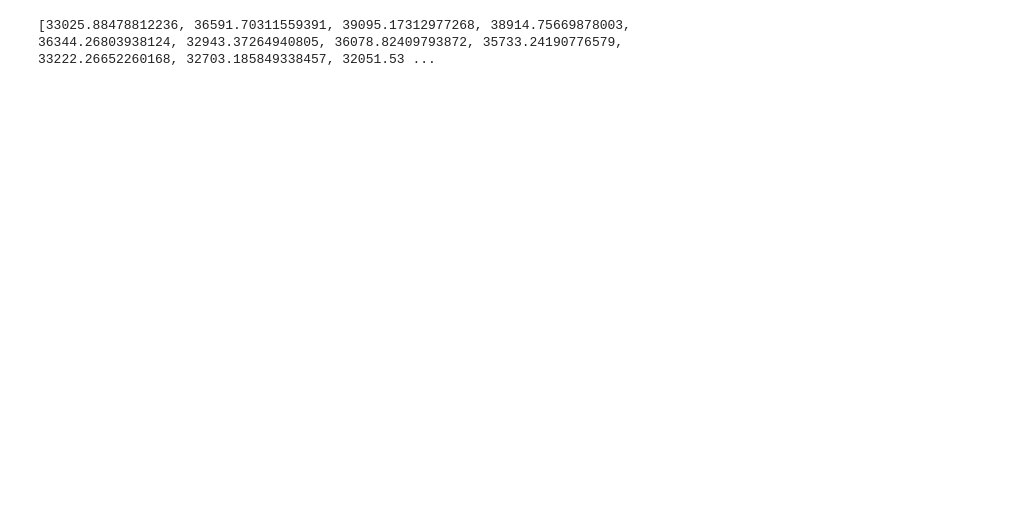
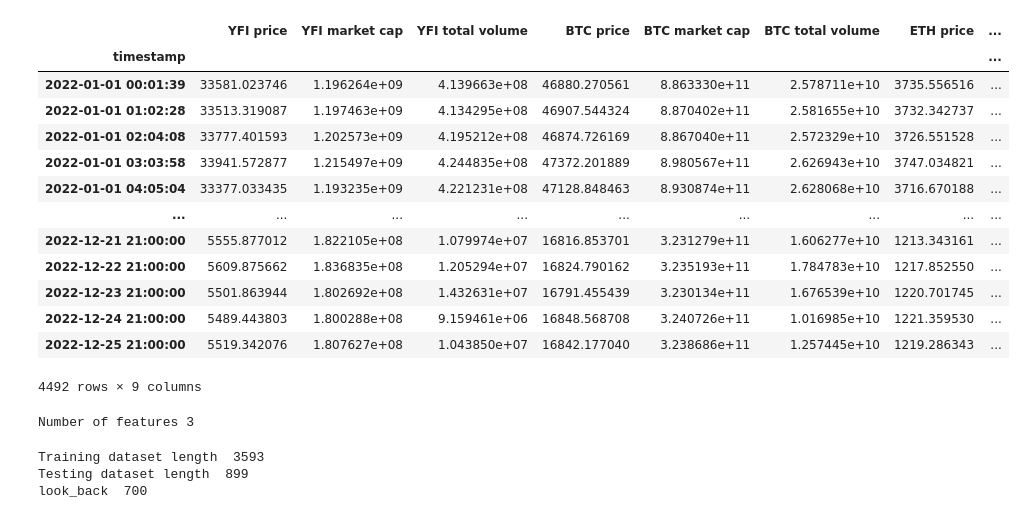
Before and after one commit to santi1234567/altcoin-LSTM-prediction, a Jupyter notebook: main.ipynb, the cells around one changed output. Cells and saved outputs as stored; diff of their text form; code cells hidden in the pictures; blank space fills up the shorter version.

```diff
--- a/main.ipynb
+++ b/main.ipynb
@@ -88,7 +21,29 @@ print(file.closed)
-# %%
-import pandas as pd
-
-data = pd.read_csv("./datasets/data.csv")
-data
-# %% [output]
-[33025.88478812236, 36591.70311559391, 39095.17312977268, 38914.75669878003, 36344.26803938124, 32943.37264940805, 36078.82409793872, 35733.24190776579, 33222.26652260168, 32703.185849338457, 32051.53 ...
+# %%
+data = pd.read_csv("./datasets/data.csv")
+data.drop(data.tail(1).index,inplace=True)
+data = data.set_index('timestamp')
+data
+# %% [output]
+|  | YFI price | YFI market cap | YFI total volume | BTC price | BTC market cap | BTC total volume | ETH price | ... |
+| timestamp |  |  |  |  |  |  |  | ... |
+| 2022-01-01 00:01:39 | 33581.023746 | 1.196264e+09 | 4.139663e+08 | 46880.270561 | 8.863330e+11 | 2.578711e+10 | 3735.556516 | ... |
+| 2022-01-01 01:02:28 | 33513.319087 | 1.197463e+09 | 4.134295e+08 | 46907.544324 | 8.870402e+11 | 2.581655e+10 | 3732.342737 | ... |
+| 2022-01-01 02:04:08 | 33777.401593 | 1.202573e+09 | 4.195212e+08 | 46874.726169 | 8.867040e+11 | 2.572329e+10 | 3726.551528 | ... |
+| 2022-01-01 03:03:58 | 33941.572877 | 1.215497e+09 | 4.244835e+08 | 47372.201889 | 8.980567e+11 | 2.626943e+10 | 3747.034821 | ... |
+| 2022-01-01 04:05:04 | 33377.033435 | 1.193235e+09 | 4.221231e+08 | 47128.848463 | 8.930874e+11 | 2.628068e+10 | 3716.670188 | ... |
+| ... | ... | ... | ... | ... | ... | ... | ... | ... |
+| 2022-12-21 21:00:00 | 5555.877012 | 1.822105e+08 | 1.079974e+07 | 16816.853701 | 3.231279e+11 | 1.606277e+10 | 1213.343161 | ... |
+| 2022-12-22 21:00:00 | 5609.875662 | 1.836835e+08 | 1.205294e+07 | 16824.790162 | 3.235193e+11 | 1.784783e+10 | 1217.852550 | ... |
+| 2022-12-23 21:00:00 | 5501.863944 | 1.802692e+08 | 1.432631e+07 | 16791.455439 | 3.230134e+11 | 1.676539e+10 | 1220.701745 | ... |
+| 2022-12-24 21:00:00 | 5489.443803 | 1.800288e+08 | 9.159461e+06 | 16848.568708 | 3.240726e+11 | 1.016985e+10 | 1221.359530 | ... |
+| 2022-12-25 21:00:00 | 5519.342076 | 1.807627e+08 | 1.043850e+07 | 16842.177040 | 3.238686e+11 | 1.257445e+10 | 1219.286343 | ... |
+4492 rows × 9 columns
+# %%
+scaler = MinMaxScaler(feature_range=(0, 1))
+features_not_used = [3,4,5,6,7,8]
+data2=np.delete(data.values,features_not_used,1)
+dataset = scaler.fit_transform(data2)
+num_of_features = len(data.columns)-len(features_not_used)
+print('Number of features', num_of_features)
+# %% [output]
+Number of features 3
@@ -94,0 +56,32 @@ data
+# %%
+train_size_percent = 0.8
+pred_col = data.columns.get_loc('YFI price')
+
+# function to split the data
+def create_dataset(dataset, pred_col, look_back=1):
+  dataX, dataY = [], []
+  for i in range(len(dataset)-look_back-1):
+    a = dataset[i:(i+look_back), :]
+    dataX.append(a)
+    dataY.append(dataset[i + look_back, pred_col])
+  return np.array(dataX), np.array(dataY)
+
+
+train_size = int(len(dataset) * train_size_percent)
+test_size = len(dataset) - train_size
+train, test = dataset[0:train_size, :], dataset[train_size:len(dataset), :]
+
+trainX, trainY = create_dataset(train, pred_col, look_back=look_back)
+testX, testY = create_dataset(test, pred_col, look_back=look_back)
+# reshape input to be  [samples, time steps, features]
+trainX = np.reshape(trainX, (trainX.shape[0], look_back, num_of_features))
+testX = np.reshape(testX, (testX.shape[0],look_back, num_of_features))
+
+
+print('Training dataset length ', len(train))
+print('Testing dataset length ', len(test))
+print('look_back ', look_back)
+# %% [output]
+Training dataset length  3593
+Testing dataset length  899
+look_back  700
```
Also changed, not shown: parts of 8 cells of this notebook.
